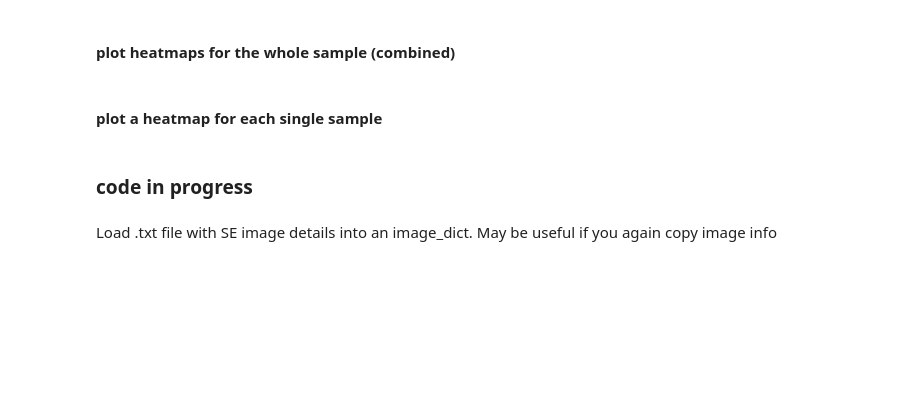
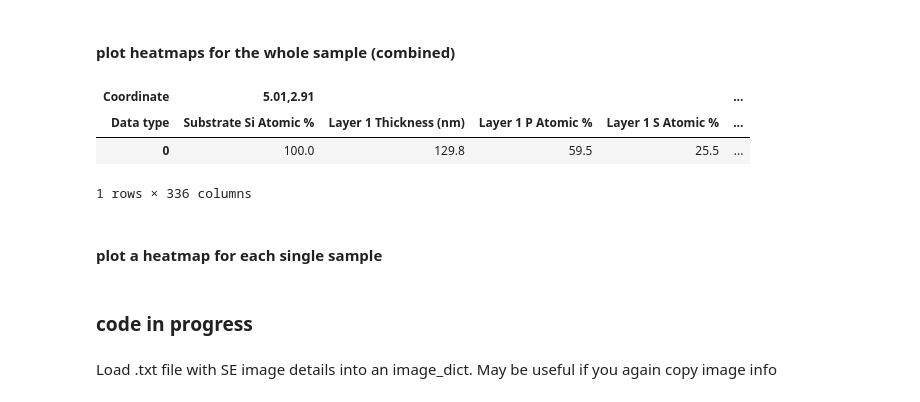
Before and after one commit to DTU-Nanolab-materials-discovery/intern-data-handling-and-fitting, a Jupyter notebook: EDX.ipynb, the cells around one changed output. Drawn from its saved outputs; the diff is of its cells as text; code cells hidden in the pictures; blank space fills up the shorter version.

Commit message:
added ratios

```diff
--- a/EDX.ipynb
+++ b/EDX.ipynb
@@ -142,3 +142,13 @@ for datatype in datatypes:
         #     exclude=['-36.9,35.37','35.37,-23.53'],
     savepath=savepath,
      )
+# %%
+# calculate ratios
+data0= math_on_columns(data0, "Layer 1 Ba Atomic %", "Layer 1 P Atomic %", "/")
+data0.rename(columns={'Layer 1 Ba Atomic % / Layer 1 P Atomic %': 'Ba/P'}, inplace=True)
+display(data0)
+# %% [output]
+| Coordinate | 5.01,2.91 |  |  |  | ... |
+| Data type | Substrate Si Atomic % | Layer 1 Thickness (nm) | Layer 1 P Atomic % | Layer 1 S Atomic % | ... |
+| 0 | 100.0 | 129.8 | 59.5 | 25.5 | ... |
+1 rows × 336 columns
```
Also changed, not shown: parts of 7 cells of this notebook.
